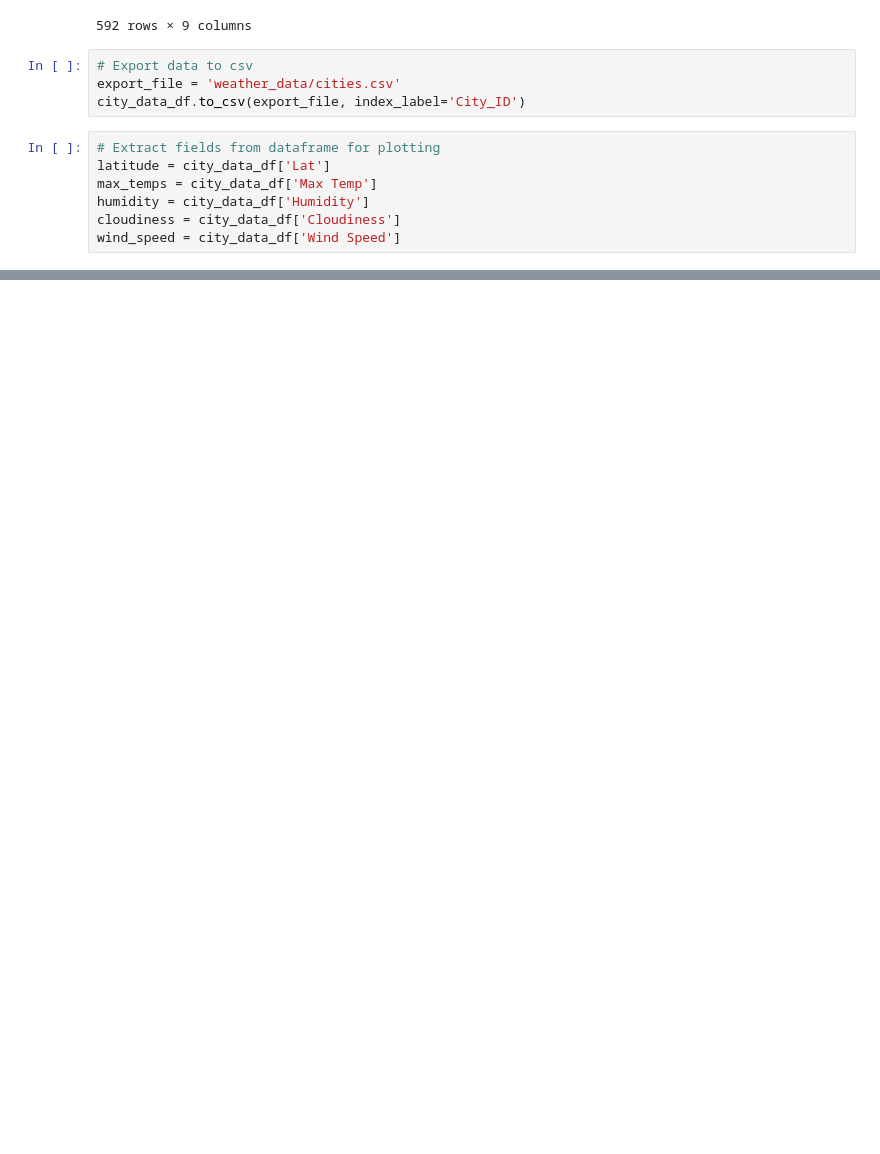
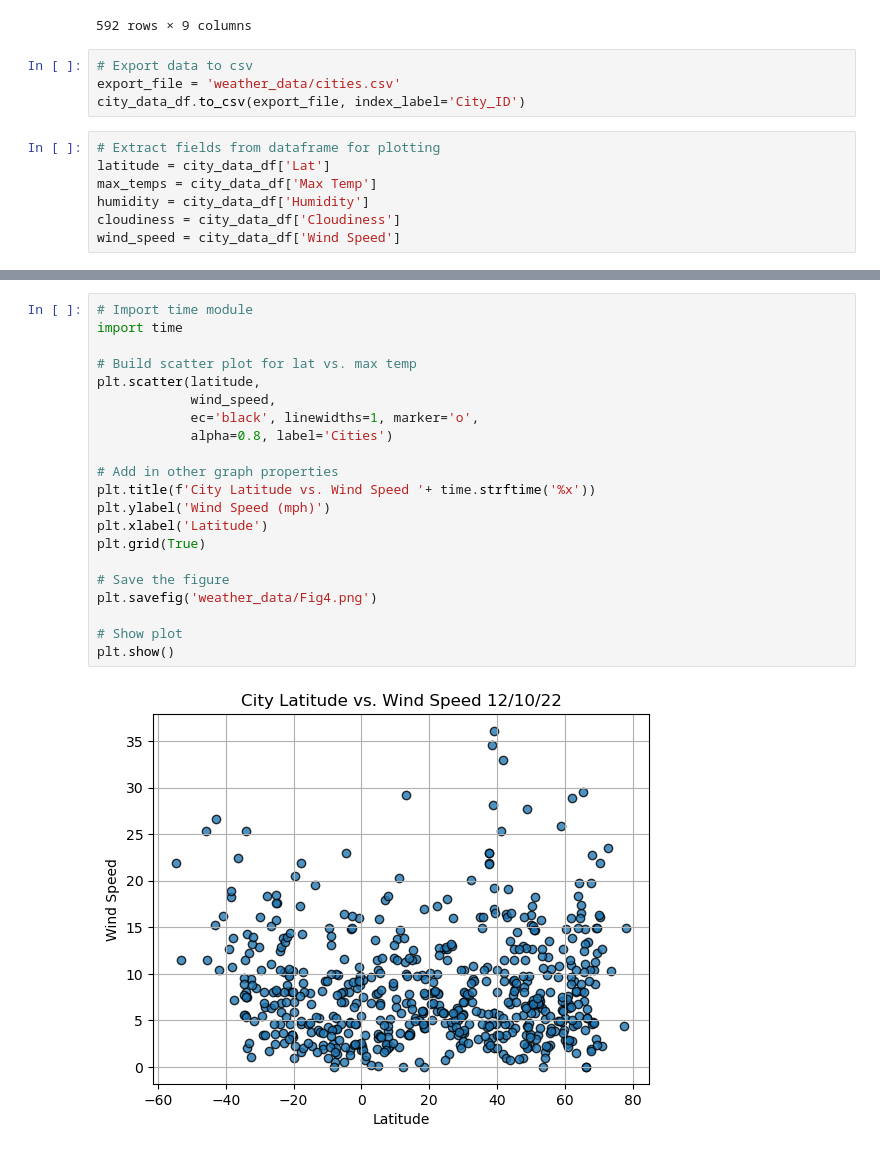
Before and after one commit to bhstarkey/World_Weather_Analysis, a Jupyter notebook: WeatherPy.ipynb, the cells around one changed output, grey strips where cells are left out. Cells and saved outputs as stored; diff of their text form; blank space fills up the shorter version.

```diff
--- a/WeatherPy.ipynb
+++ b/WeatherPy.ipynb
@@ -193,0 +241,23 @@ plt.show()
+# %%
+# Import time module
+import time
+
+# Build scatter plot for lat vs. max temp
+plt.scatter(latitude,
+            wind_speed,
+            ec='black', linewidths=1, marker='o',
+            alpha=0.8, label='Cities')
+
+# Add in other graph properties
+plt.title(f'City Latitude vs. Wind Speed '+ time.strftime('%x'))
+plt.ylabel('Wind Speed (mph)')
+plt.xlabel('Latitude')
+plt.grid(True)
+
+# Save the figure
+plt.savefig('weather_data/Fig4.png')
+
+# Show plot
+plt.show()
+# %% [output]
+[figure, added]
```
Also changed, not shown: parts of 14 cells of this notebook, 2 other files.
